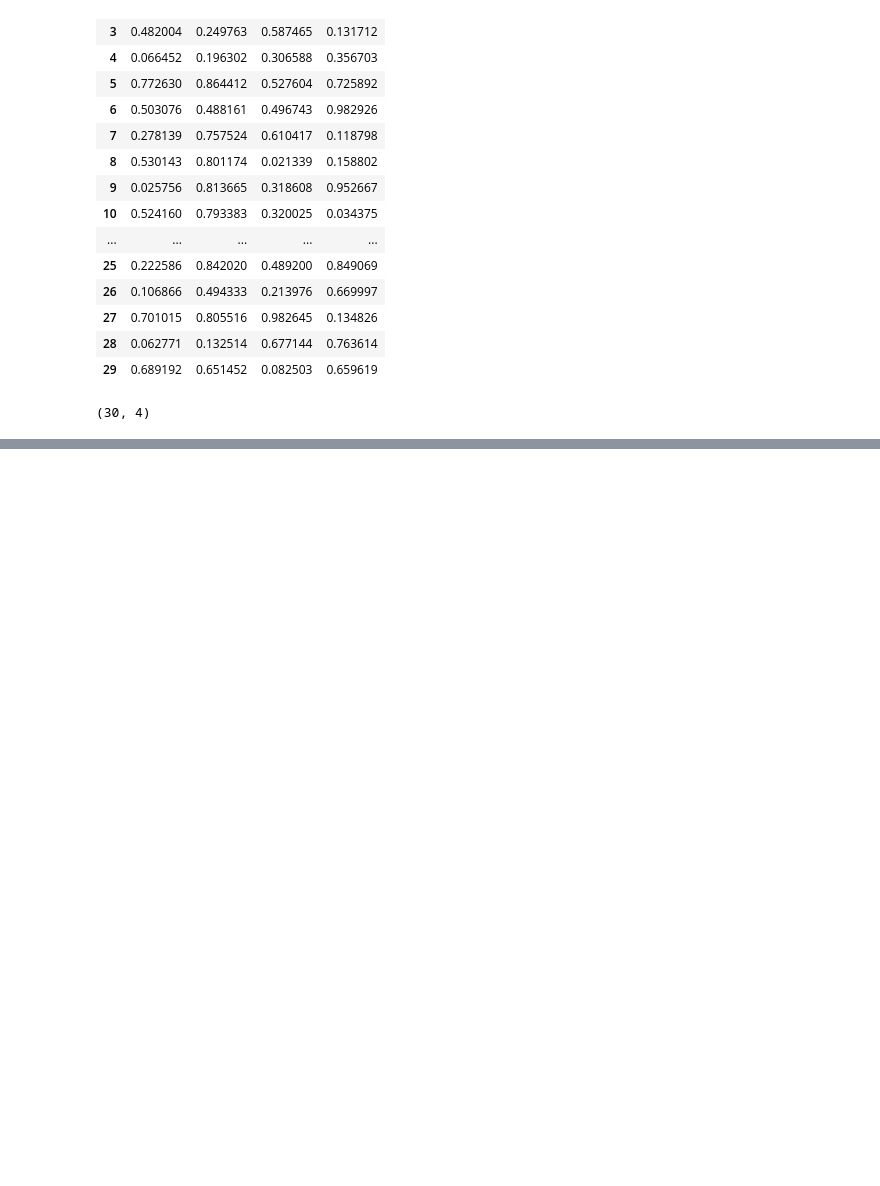
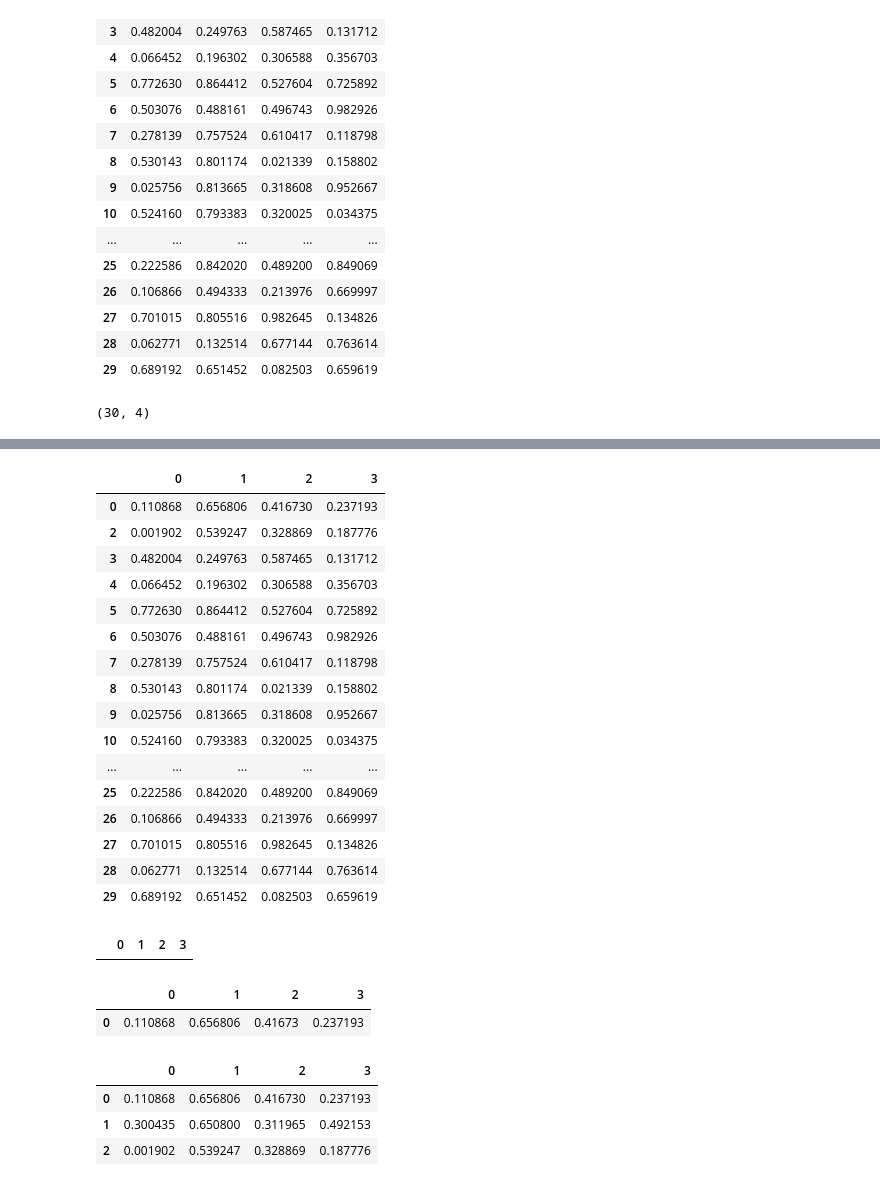
Before and after one commit to OmegaS48/MLDL_python, a Jupyter notebook: video16.ipynb, the cells around one changed output, grey strips where cells are left out. Cells and saved outputs as stored; diff of their text form; code cells hidden in the pictures; blank space fills up the shorter version.

```diff
--- a/video16.ipynb
+++ b/video16.ipynb
@@ -233,0 +263,37 @@ r.shape
+# %%
+r.drop(index=1,axis=1)
+# %% [output]
+|  | 0 | 1 | 2 | 3 |
+| 0 | 0.110868 | 0.656806 | 0.416730 | 0.237193 |
+| 2 | 0.001902 | 0.539247 | 0.328869 | 0.187776 |
+| 3 | 0.482004 | 0.249763 | 0.587465 | 0.131712 |
+| 4 | 0.066452 | 0.196302 | 0.306588 | 0.356703 |
+| 5 | 0.772630 | 0.864412 | 0.527604 | 0.725892 |
+| 6 | 0.503076 | 0.488161 | 0.496743 | 0.982926 |
+| 7 | 0.278139 | 0.757524 | 0.610417 | 0.118798 |
+| 8 | 0.530143 | 0.801174 | 0.021339 | 0.158802 |
+| 9 | 0.025756 | 0.813665 | 0.318608 | 0.952667 |
+| 10 | 0.524160 | 0.793383 | 0.320025 | 0.034375 |
+| ... | ... | ... | ... | ... |
+| 25 | 0.222586 | 0.842020 | 0.489200 | 0.849069 |
+| 26 | 0.106866 | 0.494333 | 0.213976 | 0.669997 |
+| 27 | 0.701015 | 0.805516 | 0.982645 | 0.134826 |
+| 28 | 0.062771 | 0.132514 | 0.677144 | 0.763614 |
+| 29 | 0.689192 | 0.651452 | 0.082503 | 0.659619 |
+# %%
+r.iloc[:0]
+# %% [output]
+|  | 0 | 1 | 2 | 3 |
+# %%
+r.iloc[:1]
+# %% [output]
+|  | 0 | 1 | 2 | 3 |
+| 0 | 0.110868 | 0.656806 | 0.41673 | 0.237193 |
+# %%
+
+r.iloc[:3]
+# %% [output]
+|  | 0 | 1 | 2 | 3 |
+| 0 | 0.110868 | 0.656806 | 0.416730 | 0.237193 |
+| 1 | 0.300435 | 0.650800 | 0.311965 | 0.492153 |
+| 2 | 0.001902 | 0.539247 | 0.328869 | 0.187776 |
```
Also changed, not shown: parts of 4 cells of this notebook.
